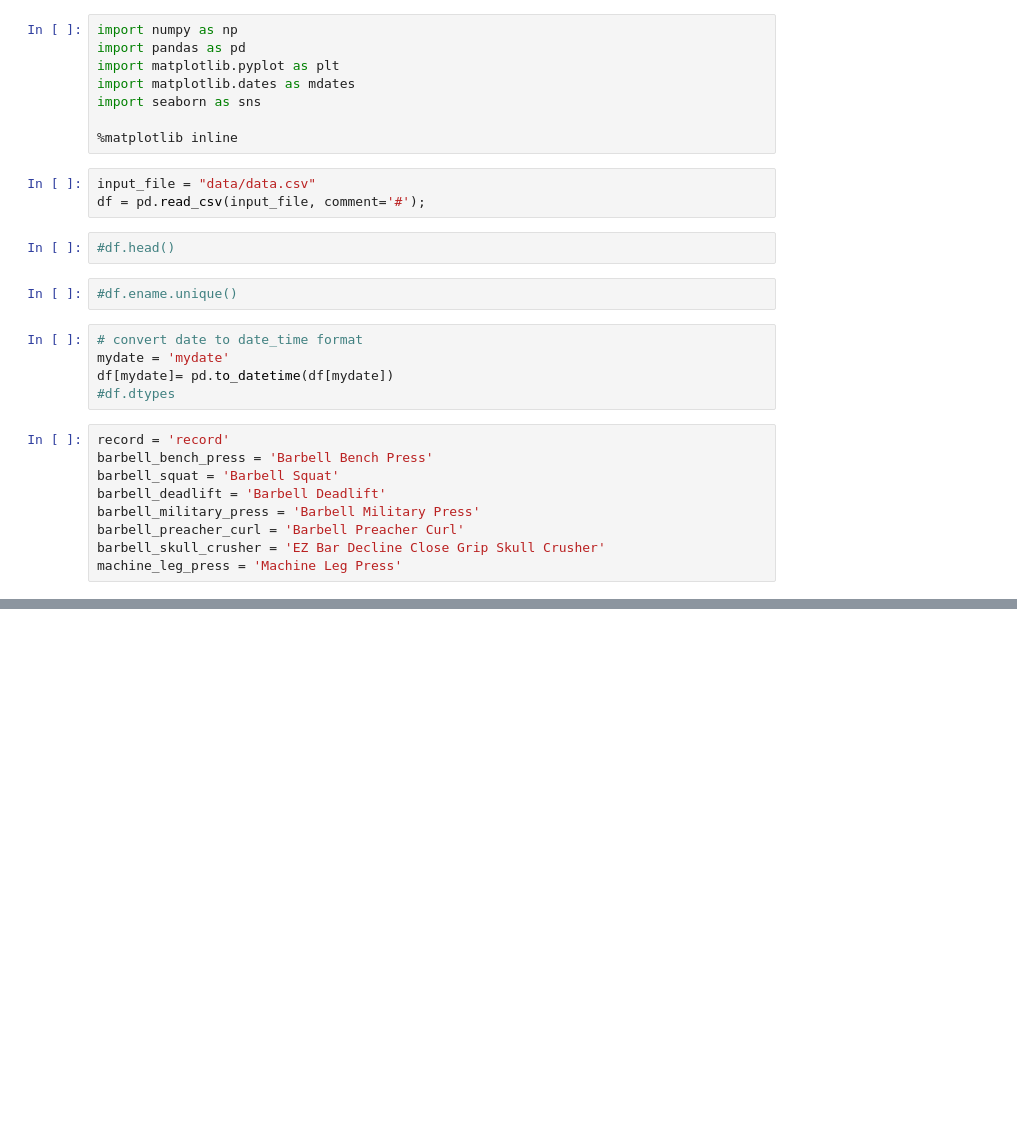
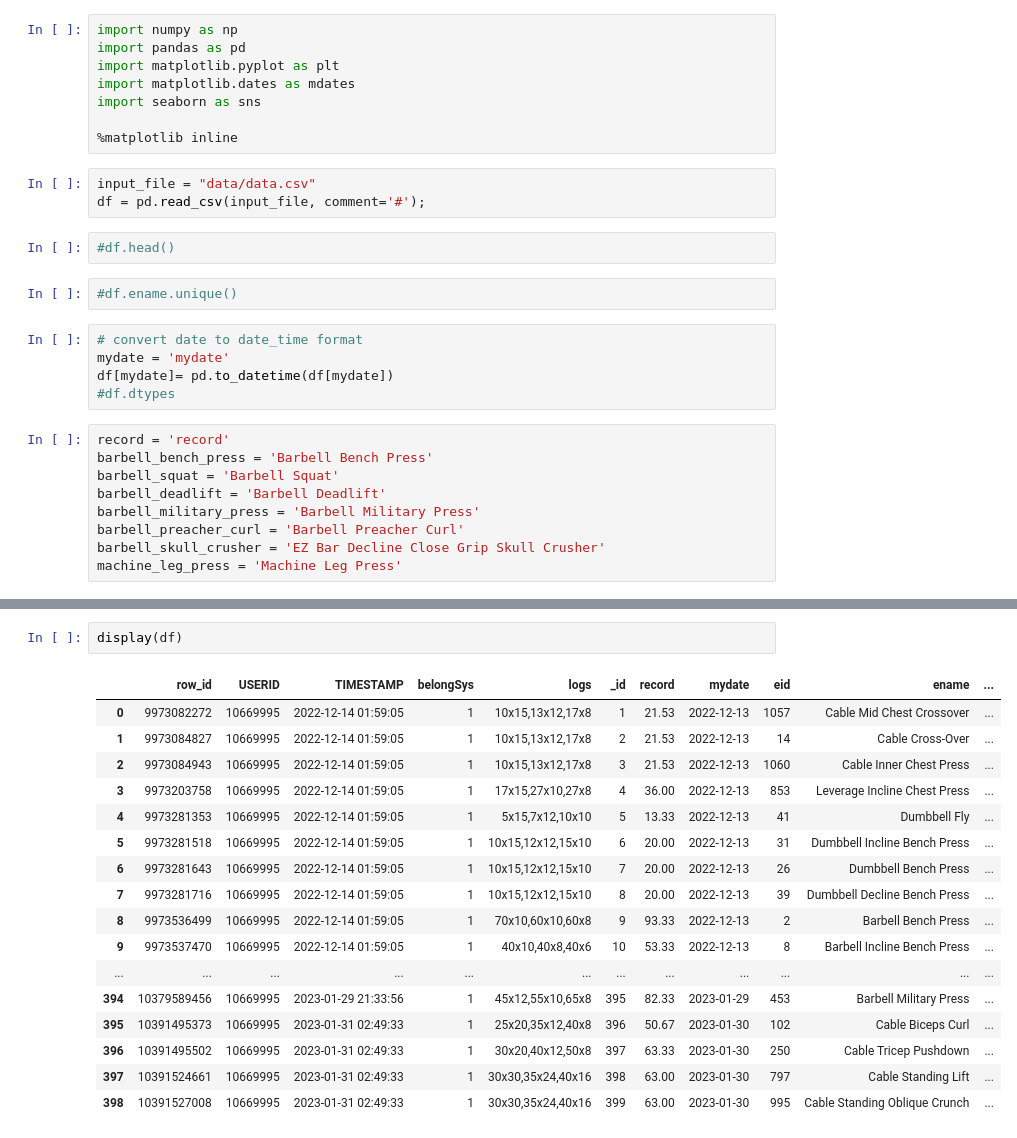
Before and after one commit to markhary/weightlifting, a Jupyter notebook: weightlifting.ipynb, the cells around one changed output, grey strips where cells are left out. Cells and saved outputs as stored; diff of their text form; blank space fills up the shorter version.

```diff
--- a/weightlifting.ipynb
+++ b/weightlifting.ipynb
@@ -86,0 +90,20 @@ fig.delaxes(axes[3][1])
+# %%
+display(df)
+# %% [output]
+|  | row_id | USERID | TIMESTAMP | belongSys | logs | _id | record | mydate | eid | ename | ... |
+| 0 | 9973082272 | 10669995 | 2022-12-14 01:59:05 | 1 | 10x15,13x12,17x8 | 1 | 21.53 | 2022-12-13 | 1057 | Cable Mid Chest Crossover | ... |
+| 1 | 9973084827 | 10669995 | 2022-12-14 01:59:05 | 1 | 10x15,13x12,17x8 | 2 | 21.53 | 2022-12-13 | 14 | Cable Cross-Over | ... |
+| 2 | 9973084943 | 10669995 | 2022-12-14 01:59:05 | 1 | 10x15,13x12,17x8 | 3 | 21.53 | 2022-12-13 | 1060 | Cable Inner Chest Press | ... |
+| 3 | 9973203758 | 10669995 | 2022-12-14 01:59:05 | 1 | 17x15,27x10,27x8 | 4 | 36.00 | 2022-12-13 | 853 | Leverage Incline Chest Press | ... |
+| 4 | 9973281353 | 10669995 | 2022-12-14 01:59:05 | 1 | 5x15,7x12,10x10 | 5 | 13.33 | 2022-12-13 | 41 | Dumbbell Fly | ... |
+| 5 | 9973281518 | 10669995 | 2022-12-14 01:59:05 | 1 | 10x15,12x12,15x10 | 6 | 20.00 | 2022-12-13 | 31 | Dumbbell Incline Bench Press | ... |
+| 6 | 9973281643 | 10669995 | 2022-12-14 01:59:05 | 1 | 10x15,12x12,15x10 | 7 | 20.00 | 2022-12-13 | 26 | Dumbbell Bench Press | ... |
+| 7 | 9973281716 | 10669995 | 2022-12-14 01:59:05 | 1 | 10x15,12x12,15x10 | 8 | 20.00 | 2022-12-13 | 39 | Dumbbell Decline Bench Press | ... |
+| 8 | 9973536499 | 10669995 | 2022-12-14 01:59:05 | 1 | 70x10,60x10,60x8 | 9 | 93.33 | 2022-12-13 | 2 | Barbell Bench Press | ... |
+| 9 | 9973537470 | 10669995 | 2022-12-14 01:59:05 | 1 | 40x10,40x8,40x6 | 10 | 53.33 | 2022-12-13 | 8 | Barbell Incline Bench Press | ... |
+| ... | ... | ... | ... | ... | ... | ... | ... | ... | ... | ... | ... |
+| 394 | 10379589456 | 10669995 | 2023-01-29 21:33:56 | 1 | 45x12,55x10,65x8 | 395 | 82.33 | 2023-01-29 | 453 | Barbell Military Press | ... |
+| 395 | 10391495373 | 10669995 | 2023-01-31 02:49:33 | 1 | 25x20,35x12,40x8 | 396 | 50.67 | 2023-01-30 | 102 | Cable Biceps Curl | ... |
+| 396 | 10391495502 | 10669995 | 2023-01-31 02:49:33 | 1 | 30x20,40x12,50x8 | 397 | 63.33 | 2023-01-30 | 250 | Cable Tricep Pushdown | ... |
+| 397 | 10391524661 | 10669995 | 2023-01-31 02:49:33 | 1 | 30x30,35x24,40x16 | 398 | 63.00 | 2023-01-30 | 797 | Cable Standing Lift | ... |
+| 398 | 10391527008 | 10669995 | 2023-01-31 02:49:33 | 1 | 30x30,35x24,40x16 | 399 | 63.00 | 2023-01-30 | 995 | Cable Standing Oblique Crunch | ... |
```
Also changed, not shown: parts of 3 cells of this notebook.
